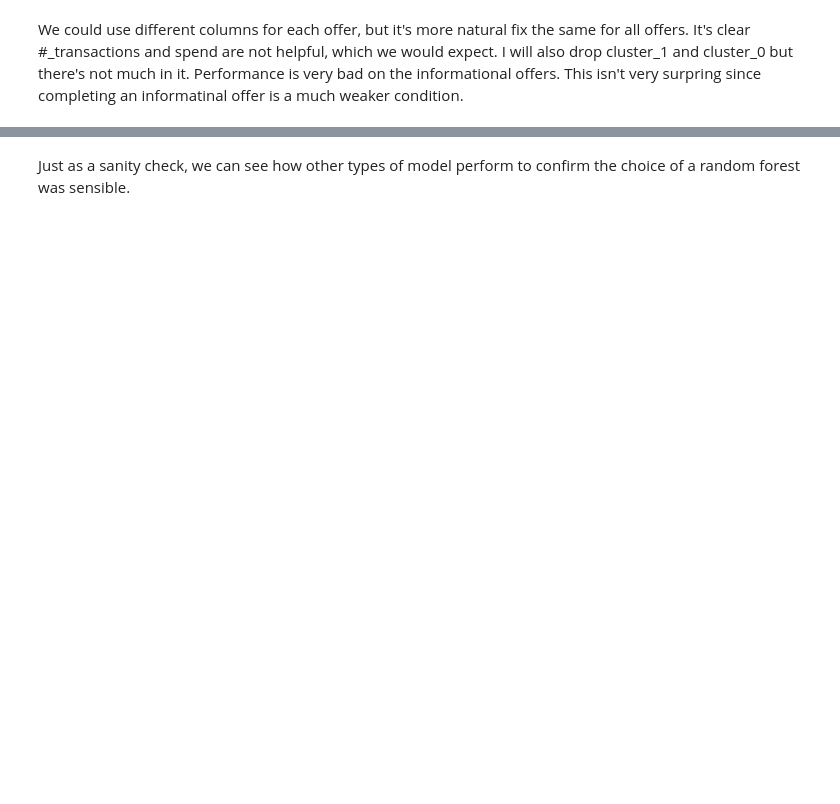
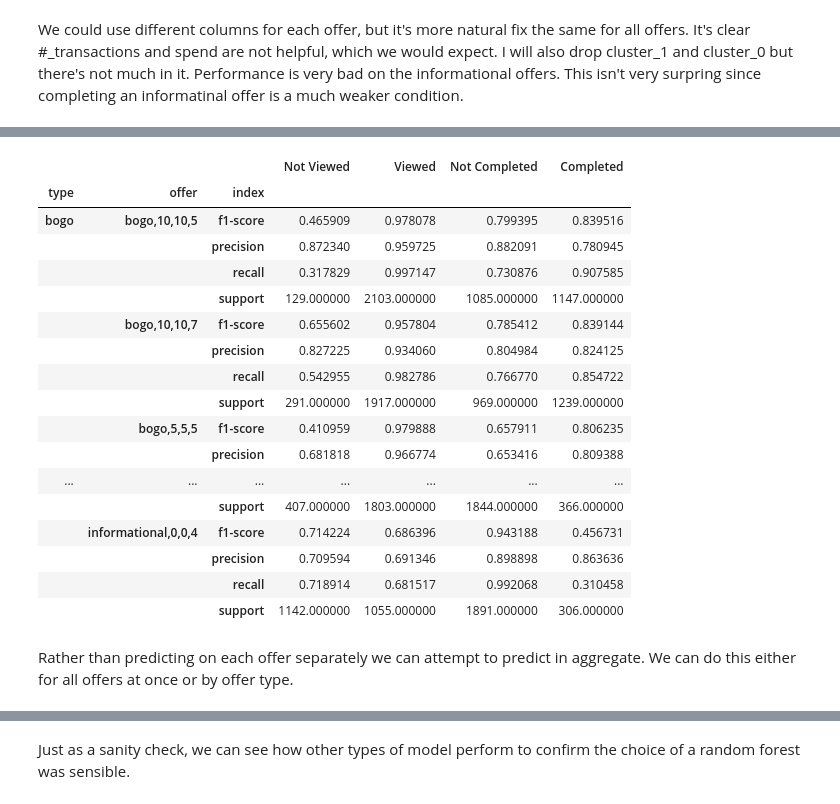
Before and after one commit to Stigant/Starbucks-Project, a Jupyter notebook: Starbucks_Capstone_notebook.ipynb, the cells around one changed output, grey strips where cells are left out. Cells and saved outputs as stored; diff of their text form; code cells hidden in the pictures; blank space fills up the shorter version.

```diff
--- a/Starbucks_Capstone_notebook.ipynb
+++ b/Starbucks_Capstone_notebook.ipynb
@@ -704,0 +689,61 @@ weighted avg       0.73      0.76      0.75      2433
+# %%
+grid_dict={}
+res_df1=pd.DataFrame()
+actuals1=defaultdict(lambda: pd.DataFrame())
+preds1=defaultdict(lambda: pd.DataFrame())
+
+for offer in portfolio.index:
+
+    #Pull Data
+    name=portfolio.loc[offer,'name']
+    otype=portfolio.loc[offer,'offer_type']
+    X=df[df.offer_id==offer].reset_index()
+
+    #Prepare Data
+    X=drop_and_merge(profile_train_cols)(X).reset_index(drop=True)
+    train=list(X[X.train].index)
+    test=list(X[~X.train].index)
+    y=X.iloc[:,-3:-1]
+    X=X.set_index('person').iloc[:,:-5]
+    actuals1[otype]=pd.concat([actuals1[otype], y.iloc[test]])
+
+    #Fit model
+    multi_grid=MultiOutputClassifier(grid_pipe)
+    multi_grid.fit(X,y)
+
+    #Predict and Store
+    y_pred=pd.DataFrame(multi_grid.predict(X.iloc[test]), columns=['Completed', 'viewed'], index=y.iloc[test].index)
+    grid_dict[portfolio.loc[offer, 'name']]=multi_grid
+    preds1[otype]=pd.concat([preds1[otype], y_pred])
+
+    #Prepare Report
+    viewed_df=classification_df(y.iloc[test,1],y_pred['viewed'], target_names=['Not Viewed', 'Viewed'], support=True)
+    completed_df=classification_df(y.iloc[test,0],y_pred['Completed'], target_names=['Not Completed', 'Completed'], support=True)
+    report_df=pd.concat([viewed_df, completed_df], axis=1)
+    report_df['offer']=name
+    report_df['type']=otype
+
+    res_df1=pd.concat([res_df1, report_df])
+# %%
+res_df1.reset_index().set_index(['type', 'offer', 'index']).sort_index()
+# %% [output]
+|  |  |  | Not Viewed | Viewed | Not Completed | Completed |
+| type | offer | index |  |  |  |  |
+| bogo | bogo,10,10,5 | f1-score | 0.465909 | 0.978078 | 0.799395 | 0.839516 |
+|  |  | precision | 0.872340 | 0.959725 | 0.882091 | 0.780945 |
+|  |  | recall | 0.317829 | 0.997147 | 0.730876 | 0.907585 |
+|  |  | support | 129.000000 | 2103.000000 | 1085.000000 | 1147.000000 |
+|  | bogo,10,10,7 | f1-score | 0.655602 | 0.957804 | 0.785412 | 0.839144 |
+|  |  | precision | 0.827225 | 0.934060 | 0.804984 | 0.824125 |
+|  |  | recall | 0.542955 | 0.982786 | 0.766770 | 0.854722 |
+|  |  | support | 291.000000 | 1917.000000 | 969.000000 | 1239.000000 |
+|  | bogo,5,5,5 | f1-score | 0.410959 | 0.979888 | 0.657911 | 0.806235 |
+|  |  | precision | 0.681818 | 0.966774 | 0.653416 | 0.809388 |
+| ... | ... | ... | ... | ... | ... | ... |
+|  |  | support | 407.000000 | 1803.000000 | 1844.000000 | 366.000000 |
+|  | informational,0,0,4 | f1-score | 0.714224 | 0.686396 | 0.943188 | 0.456731 |
+|  |  | precision | 0.709594 | 0.691346 | 0.898898 | 0.863636 |
+|  |  | recall | 0.718914 | 0.681517 | 0.992068 | 0.310458 |
+|  |  | support | 1142.000000 | 1055.000000 | 1891.000000 | 306.000000 |
+# %% [markdown]
+Rather than predicting on each offer separately we can attempt to predict in aggregate. We can do this either for all offers at once or by offer type.
```
Also changed, not shown: parts of 66 cells of this notebook.
